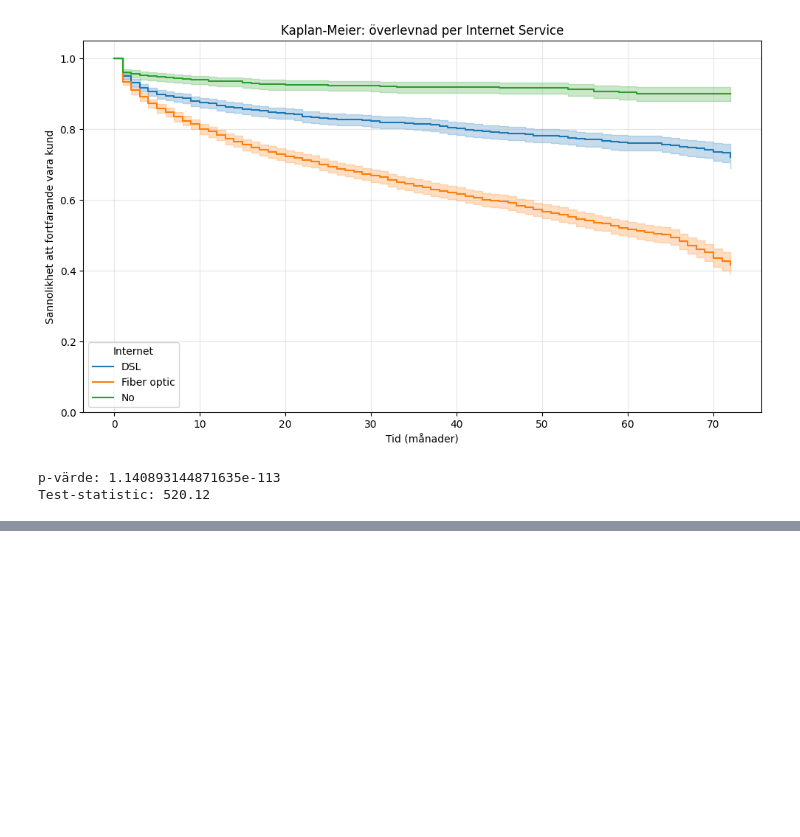
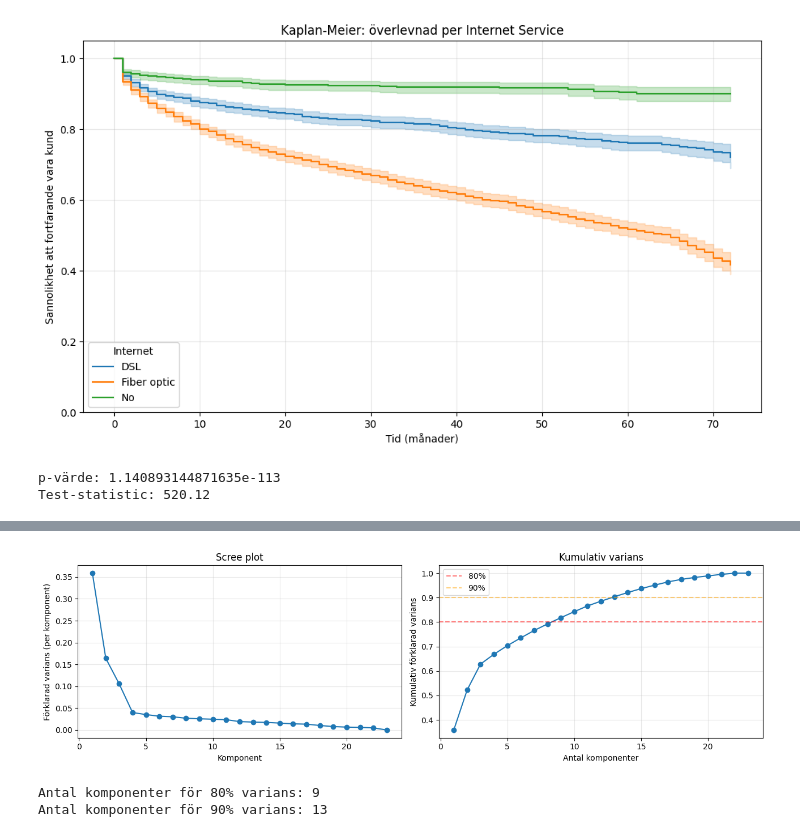
Before and after one commit to emilioano/AppliedAI, a Jupyter notebook: telco_supervised_learning/telco_grupparbete_public.ipynb, the cells around one changed output, grey strips where cells are left out. Drawn from its saved outputs; the diff is of its cells as text; code cells hidden in the pictures; blank space fills up the shorter version.

```diff
--- a/telco_supervised_learning/telco_grupparbete_public.ipynb
+++ b/telco_supervised_learning/telco_grupparbete_public.ipynb
@@ -989,0 +1189,39 @@ Test-statistic: 520.12
+# %%
+from sklearn.decomposition import PCA
+
+# Fitta PCA på all dimensioner först för att se kurvan
+pca_full = PCA()
+pca_full.fit(X_train_scaled)
+
+# Plot
+fig, axes = plt.subplots(1, 2, figsize=(13, 4))
+
+axes[0].plot(range(1, len(pca_full.explained_variance_ratio_) + 1),
+             pca_full.explained_variance_ratio_, marker='o')
+axes[0].set_xlabel('Komponent')
+axes[0].set_ylabel('Förklarad varians (per komponent)')
+axes[0].set_title('Scree plot')
+axes[0].grid(alpha=0.3)
+
+cumvar = np.cumsum(pca_full.explained_variance_ratio_)
+axes[1].plot(range(1, len(cumvar) + 1), cumvar, marker='o')
+axes[1].axhline(0.80, color='red', linestyle='--', alpha=0.5, label='80%')
+axes[1].axhline(0.90, color='orange', linestyle='--', alpha=0.5, label='90%')
+axes[1].set_xlabel('Antal komponenter')
+axes[1].set_ylabel('Kumulativ förklarad varians')
+axes[1].set_title('Kumulativ varians')
+axes[1].legend()
+axes[1].grid(alpha=0.3)
+
+plt.tight_layout()
+plt.show()
+
+# Hitta antal komponenter för 80% och 90%
+n_80 = np.argmax(cumvar >= 0.80) + 1
+n_90 = np.argmax(cumvar >= 0.90) + 1
+print(f"Antal komponenter för 80% varians: {n_80}")
+print(f"Antal komponenter för 90% varians: {n_90}")
+# %% [output]
+[figure, added]
+Antal komponenter för 80% varians: 9
+Antal komponenter för 90% varians: 13
```
Also changed, not shown: parts of 18 cells of this notebook.
